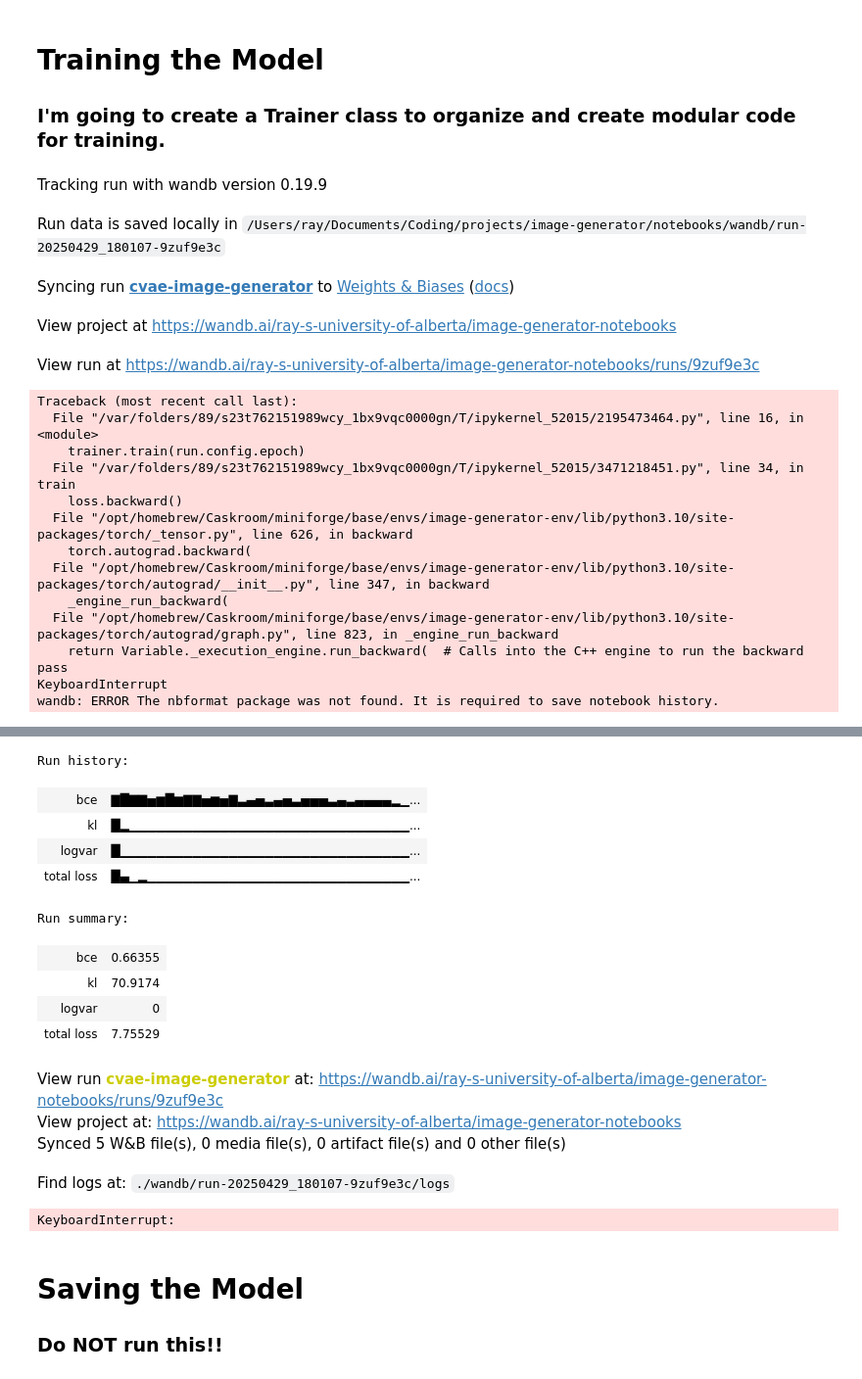
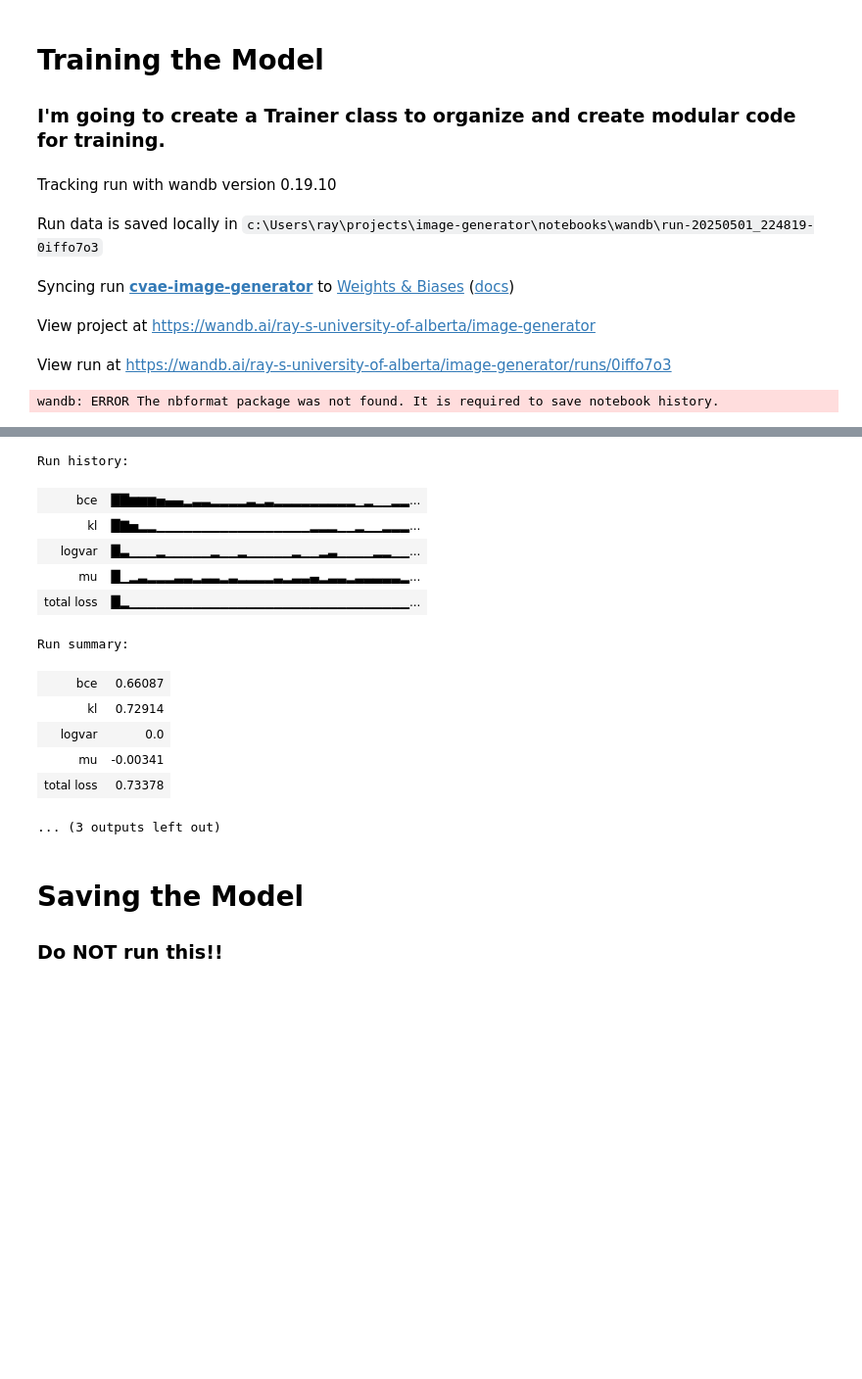
Before and after one commit to Ray-Shu/image-generator, a Jupyter notebook: notebooks/prototype.ipynb, the cells around one changed output, grey strips where cells are left out. Shown at 98% size. Cells and saved outputs as stored; diff of their text form; code cells hidden in the pictures; blank space fills up the shorter version.

```diff
--- a/notebooks/prototype.ipynb
+++ b/notebooks/prototype.ipynb
@@ -300,14 +303,14 @@ class CelebAImageDataset(Dataset):
 Testing the dataset class
 """
 
-annotations_file = "../data/CelebA/preprocessed_labels.csv"
-img_dir = "../data/CelebA/img_align_celeba/img_align_celeba"
+annotations_file = "../data/preprocessed_labels.csv"
+img_dir = "../data/img_align_celeba/img_align_celeba"
 
 celeba = CelebAImageDataset(img_dir=img_dir, annotations_file=annotations_file)
 image, labels = celeba.__getitem__(0) # retrieve image
 
 print(labels.size())
 
-#display(image)
+display(image)
 # %% [output]
 torch.Size([40])
@@ -388,8 +392,8 @@ class CelebADatasetManager:
 Testing the dataset manager class.
 """
 
-annotations_file = "../data/CelebA/preprocessed_labels.csv"
-img_dir = "../data/CelebA/img_align_celeba/img_align_celeba"
+annotations_file = "../data/preprocessed_labels.csv"
+img_dir = "../data/img_align_celeba/img_align_celeba"
 
 transform = transforms.Compose([
     transforms.ConvertImageDtype(torch.float),  # <-- converts uint8 -> float32 and normalizes 0-255 → 0-1
@@ -414,8 +418,8 @@ torch.Size([3, 218, 178])
 """
 Testing image reconstruction
 """
-annotations_file = "../data/CelebA/preprocessed_labels.csv"
-img_dir = "../data/CelebA/img_align_celeba/img_align_celeba"
+annotations_file = "../data/preprocessed_labels.csv"
+img_dir = "../data/img_align_celeba/img_align_celeba"
 
 dm = CelebADatasetManager(img_dir=img_dir, annotations_file=annotations_file, transform=transform)
 train_ds, _ = dm.partition(0.6)
@@ -509,7 +512,8 @@ class Trainer():
                         "bce": bce.item(),
                         "kl": kl.item(),
                         "total loss": loss.item(),
-                        "logvar": logvar.mean()
+                        "logvar": logvar.mean(),
+                        "mu": mu.mean()
                     }
                 )
 
@@ -518,36 +522,33 @@ class Trainer():
 # %%
 cvae = CVAE()
 
-annotations_file = "../data/CelebA/preprocessed_labels.csv"
-img_dir = "../data/CelebA/img_align_celeba/img_align_celeba"
+annotations_file = "../data/preprocessed_labels.csv"
+img_dir = "../data/img_align_celeba/img_align_celeba"
 
 transform = transforms.Compose([
     transforms.ConvertImageDtype(torch.float),  # <-- converts uint8 -> float32 and normalizes 0-255 → 0-1
 ])
 
-with wandb.init(name="cvae-image-generator", config={"device": "cpu", "epoch": 1, "lr": 1e-3, "batch_size": 64}) as run:
+with wandb.init(name="cvae-image-generator", config={"device": "cuda", "epoch": 1, "lr": 1e-4, "batch_size": 128}) as run:
     ds_manager = CelebADatasetManager(img_dir=img_dir, annotations_file=annotations_file, transform=transform)
     train_dl, _ = ds_manager.get_dataloader(0.6, batch_size=run.config.batch_size)
 
     opt = optim.Adam(cvae.parameters(), lr=run.config.lr)
     trainer = Trainer(model=cvae, optimizer=opt, train_loader=train_dl, loss_fn=celbo_loss, device=run.config.device)
     trainer.train(run.config.epoch)
+
+# save the model
+
+"""
+PROBLEM: KL div becomes infinity, program crashes during training.
+1. Check if mu becomes really high
+2. tune down lr to 1e-4 instead of 1e-3
+FIXED
+"""
 # %% [output]
-Tracking run with wandb version 0.19.9
+Tracking run with wandb version 0.19.10
-Run data is saved locally in /Users/ray/Documents/Coding/projects/image-generator/notebooks/wandb/run-20250429_180107-9zuf9e3c
+Run data is saved locally in c:\Users\ray\projects\image-generator\notebooks\wandb\run-20250501_224819-0iffo7o3
 Syncing run cvae-image-generator to Weights & Biases (docs)
-View project at https://wandb.ai/ray-s-university-of-alberta/image-generator-notebooks
+View project at https://wandb.ai/ray-s-university-of-alberta/image-generator
-View run at https://wandb.ai/ray-s-university-of-alberta/image-generator-notebooks/runs/9zuf9e3c
+View run at https://wandb.ai/ray-s-university-of-alberta/image-generator/runs/0iffo7o3
-Traceback (most recent call last):
-  File "/var/folders/89/s23t762151989wcy_1bx9vqc0000gn/T/ipykernel_52015/2195473464.py", line 16, in <module>
-    trainer.train(run.config.epoch)
-  File "/var/folders/89/s23t762151989wcy_1bx9vqc0000gn/T/ipykernel_52015/3471218451.py", line 34, in train
-    loss.backward()
-  File "/opt/homebrew/Caskroom/miniforge/base/envs/image-generator-env/lib/python3.10/site-packages/torch/_tensor.py", line 626, in backward
-    torch.autograd.backward(
-  File "/opt/homebrew/Caskroom/miniforge/base/envs/image-generator-env/lib/python3.10/site-packages/torch/autograd/__init__.py", line 347, in backward
-    _engine_run_backward(
-  File "/opt/homebrew/Caskroom/miniforge/base/envs/image-generator-env/lib/python3.10/site-packages/torch/autograd/graph.py", line 823, in _engine_run_backward
-    return Variable._execution_engine.run_backward(  # Calls into the C++ engine to run the backward pass
-KeyboardInterrupt
 wandb: ERROR The nbformat package was not found. It is required to save notebook history.
@@ -554,19 +556,17 @@ wandb: ERROR The nbformat package was not found. It is required to save notebook
 [interactive output not drawn]
-Run history:
+Run history:
-| bce | ▇█▇▇▅▆█▆▇▇▅▆▅▇▃▄▅▃▄▅▃▅▅▅▃▄▃▄▄▄▄▂▁... |
-| kl | █▂▁▁▁▁▁▁▁▁▁▁▁▁▁▁▁▁▁▁▁▁▁▁▁▁▁▁▁▁▁▁▁... |
-| logvar | █▁▁▁▁▁▁▁▁▁▁▁▁▁▁▁▁▁▁▁▁▁▁▁▁▁▁▁▁▁▁▁▁... |
-| total loss | █▄▁▂▁▁▁▁▁▁▁▁▁▁▁▁▁▁▁▁▁▁▁▁▁▁▁▁▁▁▁▁▁... |
+| bce | ██▆▆▆▅▄▄▂▃▃▂▂▂▂▃▂▃▂▂▂▂▂▂▂▂▂▁▂▁▁▂▂... |
+| kl | █▇▅▂▂▁▁▁▁▁▁▁▁▁▁▁▁▁▁▁▁▁▂▂▂▁▁▂▁▁▂▂▂... |
+| logvar | █▃▁▁▁▂▁▁▁▁▁▂▁▁▂▁▁▁▁▁▂▁▁▂▃▁▁▁▁▂▂▁▁... |
+| mu | █▁▂▃▂▂▂▃▃▂▃▃▂▃▂▂▂▂▃▂▃▃▄▂▃▃▂▃▃▃▃▃▂... |
+| total loss | █▂▁▁▁▁▁▁▁▁▁▁▁▁▁▁▁▁▁▁▁▁▁▁▁▁▁▁▁▁▁▁▁... |
-Run summary:
+Run summary:
-| bce | 0.66355 |
-| kl | 70.9174 |
-| logvar | 0 |
-| total loss | 7.75529 |
+| bce | 0.66087 |
+| kl | 0.72914 |
+| logvar | 0.0 |
+| mu | -0.00341 |
+| total loss | 0.73378 |
-View run cvae-image-generator at: https://wandb.ai/ray-s-university-of-alberta/image-generator-notebooks/runs/9zuf9e3c
-View project at: https://wandb.ai/ray-s-university-of-alberta/image-generator-notebooks
-Synced 5 W&B file(s), 0 media file(s), 0 artifact file(s) and 0 other file(s)
-Find logs at: ./wandb/run-20250429_180107-9zuf9e3c/logs
-KeyboardInterrupt:
+... (3 outputs left out)
 # %% [markdown]
 # Saving the Model
 
```
Also changed, not shown: parts of 13 cells of this notebook.
